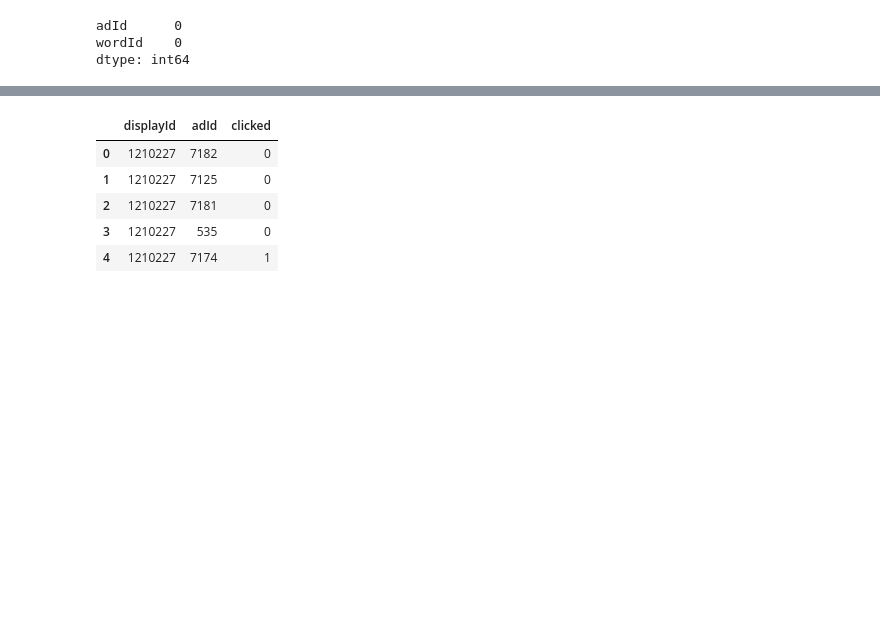
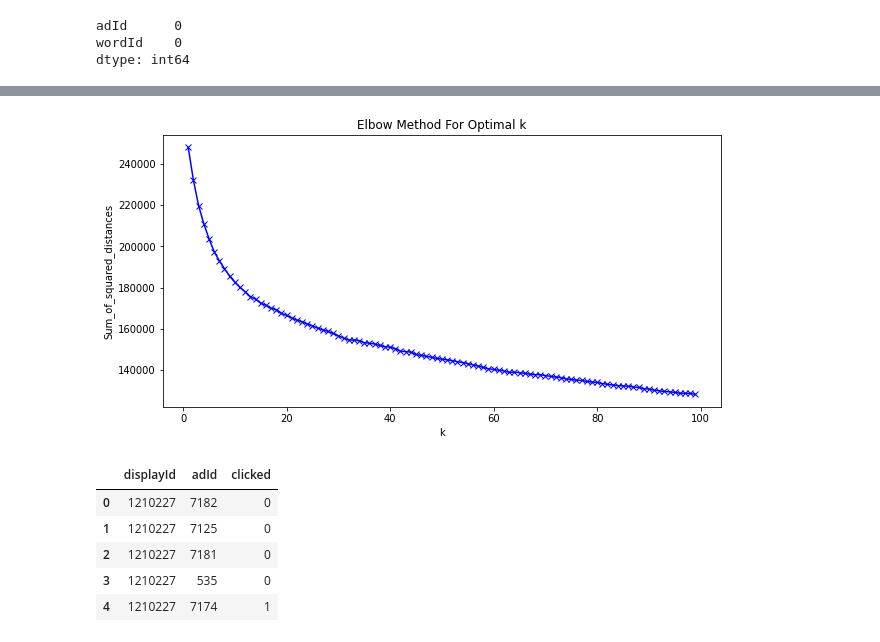
Before and after one commit to MohammadAliAfsahi/AdclickPrediction, a Jupyter notebook: DataDays.ipynb, the cells around one changed output, grey strips where cells are left out. Cells and saved outputs as stored; diff of their text form; code cells hidden in the pictures; blank space fills up the shorter version.

```diff
--- a/DataDays.ipynb
+++ b/DataDays.ipynb
@@ -171,0 +182,4 @@ clim = cluster.MeanShift().fit(X)
+# %%
+X = advertisements_images.iloc[:, 1:]
+bw = cluster.estimate_bandwidth(X, random_state=RANDOM_STATE)
+cl = cluster.MeanShift(bandwidth=bw).fit(X)
@@ -171,0 +200,15 @@ clim = cluster.MeanShift().fit(X)
+# %%
+SS = []
+k = range(1, 100)
+for i in k:
+  clk = cluster.KMeans(n_clusters=i, random_state=RANDOM_STATE).fit(X)
+  SS.append(clk.inertia_)
+
+plt.figure(figsize=(10,5))
+plt.plot(k, SS, 'bx-')
+plt.xlabel('k')
+plt.ylabel('Sum_of_squared_distances')
+plt.title('Elbow Method For Optimal k')
+plt.show()
+# %% [output]
+[figure, added]
```
Also changed, not shown: parts of 18 cells of this notebook.
